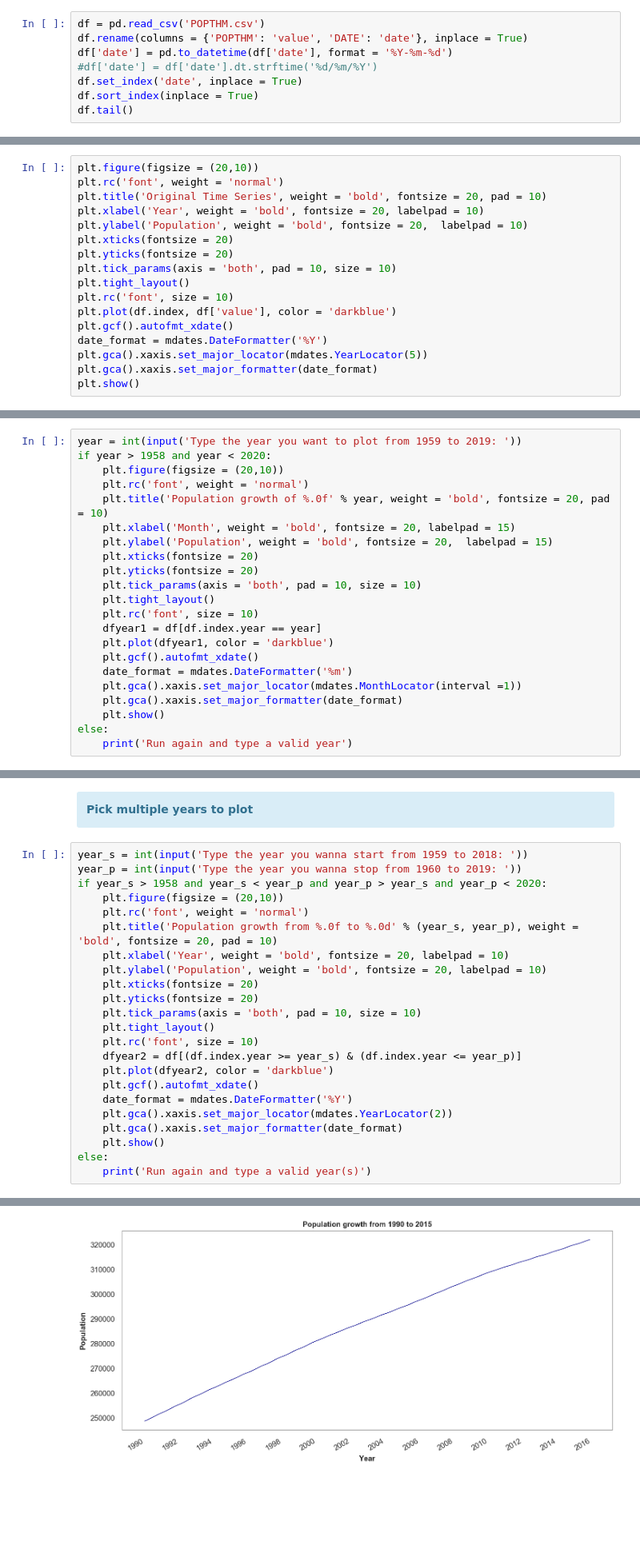
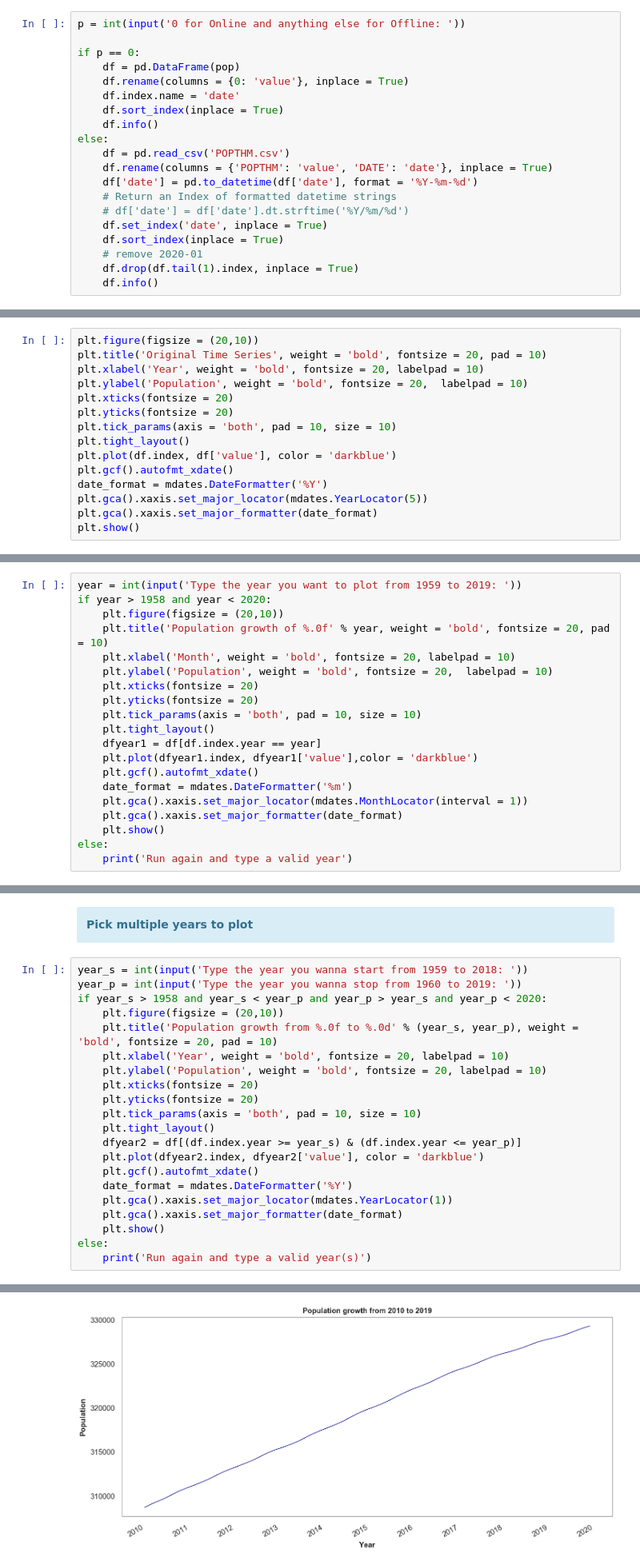
Before and after one commit to Pedro-Ivo/Population_Time_Series, a Jupyter notebook: United States population growth.ipynb, the cells around one changed output, grey strips where cells are left out. Shown at 80% size. Drawn from its saved outputs; the diff is of its cells as text; blank space fills up the shorter version.

```diff
--- a/United States population growth.ipynb
+++ b/United States population growth.ipynb
@@ -44,9 +53,21 @@ sns.set_style('white')
 # %%
-df = pd.read_csv('POPTHM.csv')
-df.rename(columns = {'POPTHM': 'value', 'DATE': 'date'}, inplace = True)
-df['date'] = pd.to_datetime(df['date'], format = '%Y-%m-%d')
-#df['date'] = df['date'].dt.strftime('%d/%m/%Y')
-df.set_index('date', inplace = True)
-df.sort_index(inplace = True)
-df.tail()
+p = int(input('0 for Online and anything else for Offline: '))
+
+if p == 0:
+    df = pd.DataFrame(pop)
+    df.rename(columns = {0: 'value'}, inplace = True)
+    df.index.name = 'date'
+    df.sort_index(inplace = True)
+    df.info()
+else:
+    df = pd.read_csv('POPTHM.csv')
+    df.rename(columns = {'POPTHM': 'value', 'DATE': 'date'}, inplace = True)
+    df['date'] = pd.to_datetime(df['date'], format = '%Y-%m-%d')
+    # Return an Index of formatted datetime strings
+    # df['date'] = df['date'].dt.strftime('%Y/%m/%d')
+    df.set_index('date', inplace = True)
+    df.sort_index(inplace = True)
+    # remove 2020-01
+    df.drop(df.tail(1).index, inplace = True)
+    df.info()
 # %% [output]
@@ -63,7 +86,6 @@ df.tail()
 </div>
 # %%
 plt.figure(figsize = (20,10))
-plt.rc('font', weight = 'normal')
 plt.title('Original Time Series', weight = 'bold', fontsize = 20, pad = 10)
 plt.xlabel('Year', weight = 'bold', fontsize = 20, labelpad = 10)
 plt.ylabel('Population', weight = 'bold', fontsize = 20,  labelpad = 10)
@@ -71,7 +93,6 @@ plt.xticks(fontsize = 20)
 plt.yticks(fontsize = 20)
 plt.tick_params(axis = 'both', pad = 10, size = 10)
 plt.tight_layout()
-plt.rc('font', size = 10)
 plt.plot(df.index, df['value'], color = 'darkblue')
 plt.gcf().autofmt_xdate()
 date_format = mdates.DateFormatter('%Y')
@@ -88,20 +109,18 @@ plt.show()
 year = int(input('Type the year you want to plot from 1959 to 2019: '))
 if year > 1958 and year < 2020:
     plt.figure(figsize = (20,10))
-    plt.rc('font', weight = 'normal')
     plt.title('Population growth of %.0f' % year, weight = 'bold', fontsize = 20, pad = 10)
-    plt.xlabel('Month', weight = 'bold', fontsize = 20, labelpad = 15)
-    plt.ylabel('Population', weight = 'bold', fontsize = 20,  labelpad = 15)
+    plt.xlabel('Month', weight = 'bold', fontsize = 20, labelpad = 10)
+    plt.ylabel('Population', weight = 'bold', fontsize = 20,  labelpad = 10)
     plt.xticks(fontsize = 20)
     plt.yticks(fontsize = 20)
     plt.tick_params(axis = 'both', pad = 10, size = 10)
     plt.tight_layout()
-    plt.rc('font', size = 10)
     dfyear1 = df[df.index.year == year]
-    plt.plot(dfyear1, color = 'darkblue')
+    plt.plot(dfyear1.index, dfyear1['value'],color = 'darkblue')
     plt.gcf().autofmt_xdate()
     date_format = mdates.DateFormatter('%m')
-    plt.gca().xaxis.set_major_locator(mdates.MonthLocator(interval =1))
+    plt.gca().xaxis.set_major_locator(mdates.MonthLocator(interval = 1))
     plt.gca().xaxis.set_major_formatter(date_format)
     plt.show()
 else:
@@ -118,7 +137,6 @@ year_s = int(input('Type the year you wanna start from 1959 to 2018: '))
 year_p = int(input('Type the year you wanna stop from 1960 to 2019: '))
 if year_s > 1958 and year_s < year_p and year_p > year_s and year_p < 2020:
     plt.figure(figsize = (20,10))
-    plt.rc('font', weight = 'normal')
     plt.title('Population growth from %.0f to %.0d' % (year_s, year_p), weight = 'bold', fontsize = 20, pad = 10)
     plt.xlabel('Year', weight = 'bold', fontsize = 20, labelpad = 10)
     plt.ylabel('Population', weight = 'bold', fontsize = 20, labelpad = 10)
@@ -126,12 +144,11 @@ if year_s > 1958 and year_s < year_p and year_p > year_s and year_p < 2020:
     plt.yticks(fontsize = 20)
     plt.tick_params(axis = 'both', pad = 10, size = 10)
     plt.tight_layout()
-    plt.rc('font', size = 10)
     dfyear2 = df[(df.index.year >= year_s) & (df.index.year <= year_p)]
-    plt.plot(dfyear2, color = 'darkblue')
+    plt.plot(dfyear2.index, dfyear2['value'], color = 'darkblue')
     plt.gcf().autofmt_xdate()
     date_format = mdates.DateFormatter('%Y')
-    plt.gca().xaxis.set_major_locator(mdates.YearLocator(2))
+    plt.gca().xaxis.set_major_locator(mdates.YearLocator(1))
     plt.gca().xaxis.set_major_formatter(date_format)
     plt.show()
 else:
@@ -142,4 +159,4 @@ Type the year you wanna stop from 1960 to 2019: 2015
-[figure, old version]
+[figure, new version]
 # %% [markdown]
 <div class="alert alert-block alert-info">
 <b>Create percentage change time series</b>
```
Also changed, not shown: parts of 47 cells of this notebook.
